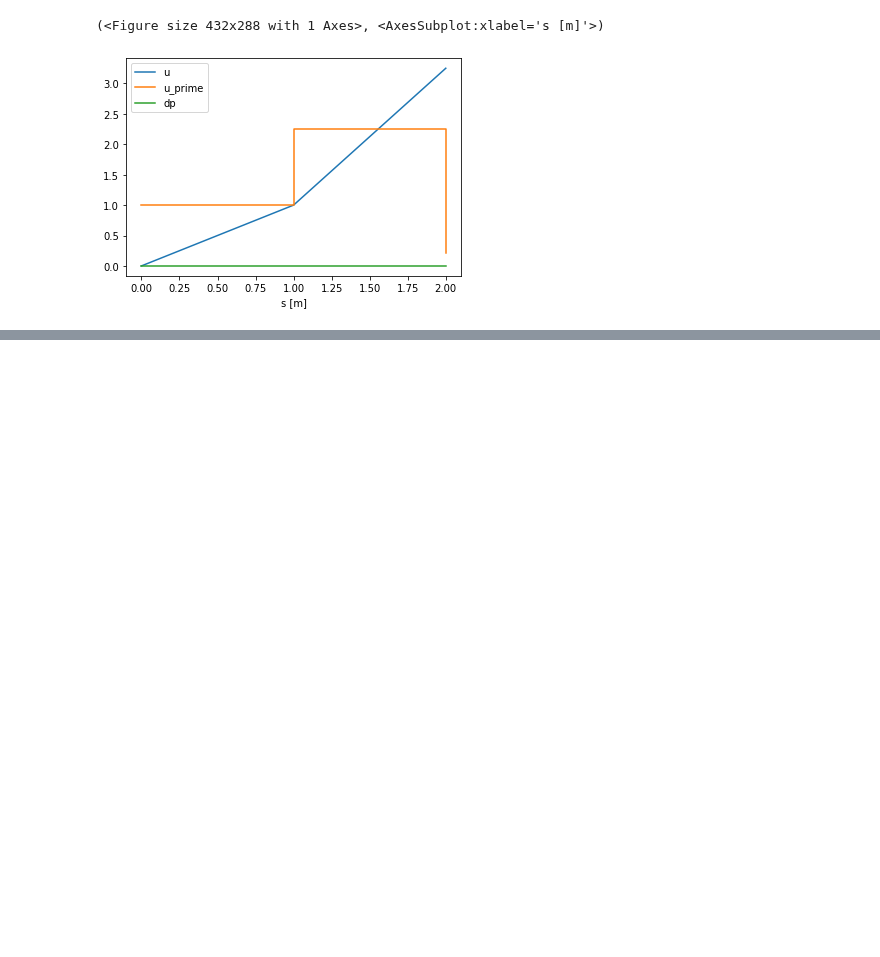
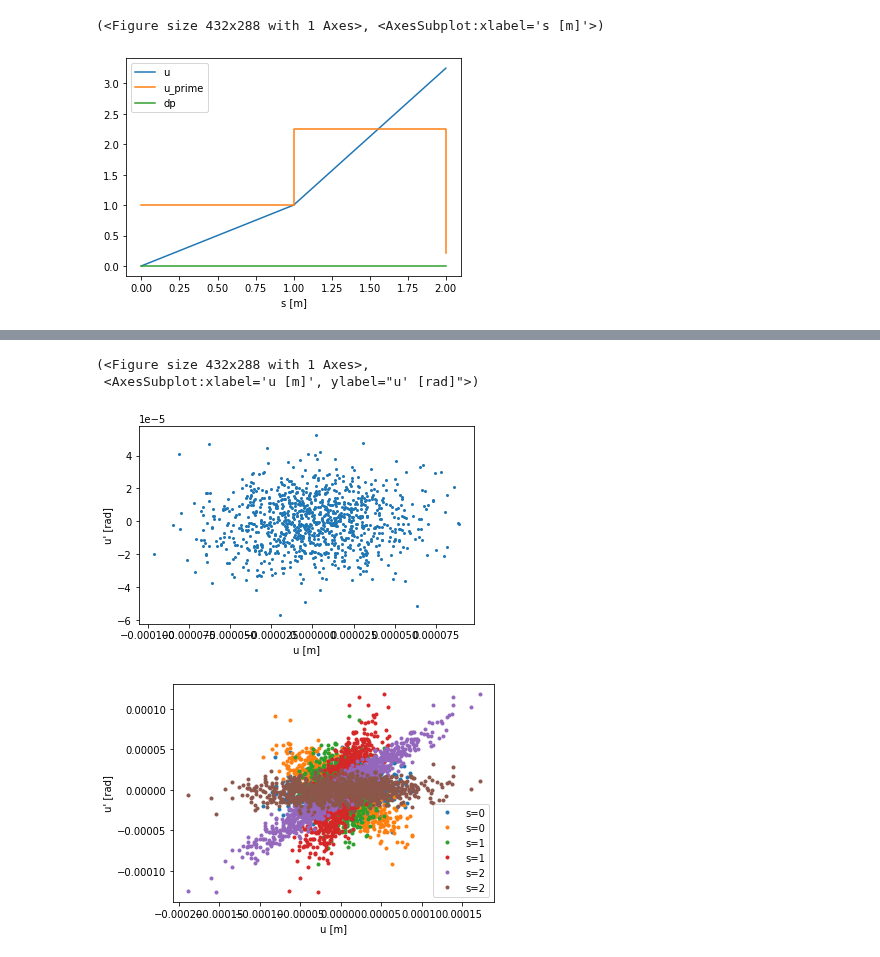
Before and after one commit to loiccoyle/pyaccelerator, a Jupyter notebook: noteboooks/plotting.ipynb, the cells around one changed output, grey strips where cells are left out. Saved outputs shown, nothing was run; the diff lists cells and outputs as text; code cells hidden in the pictures; blank space fills up the shorter version.

```diff
--- a/noteboooks/plotting.ipynb
+++ b/noteboooks/plotting.ipynb
@@ -42,0 +54,10 @@ FODO.transport(phasespace=[0, 1, 0]).plot()
+# %%
+distribution = Beam().match([2, 0, 1/2])
+distribution.plot()
+transported_distribution = FODO.transport(phasespace=distribution)
+transported_distribution.plot()
+# %% [output]
+(<Figure size 432x288 with 1 Axes>,
+ <AxesSubplot:xlabel='u [m]', ylabel="u' [rad]">)
+[figure, added]
+[figure, added]
```
Also changed, not shown: parts of 9 cells of this notebook.
